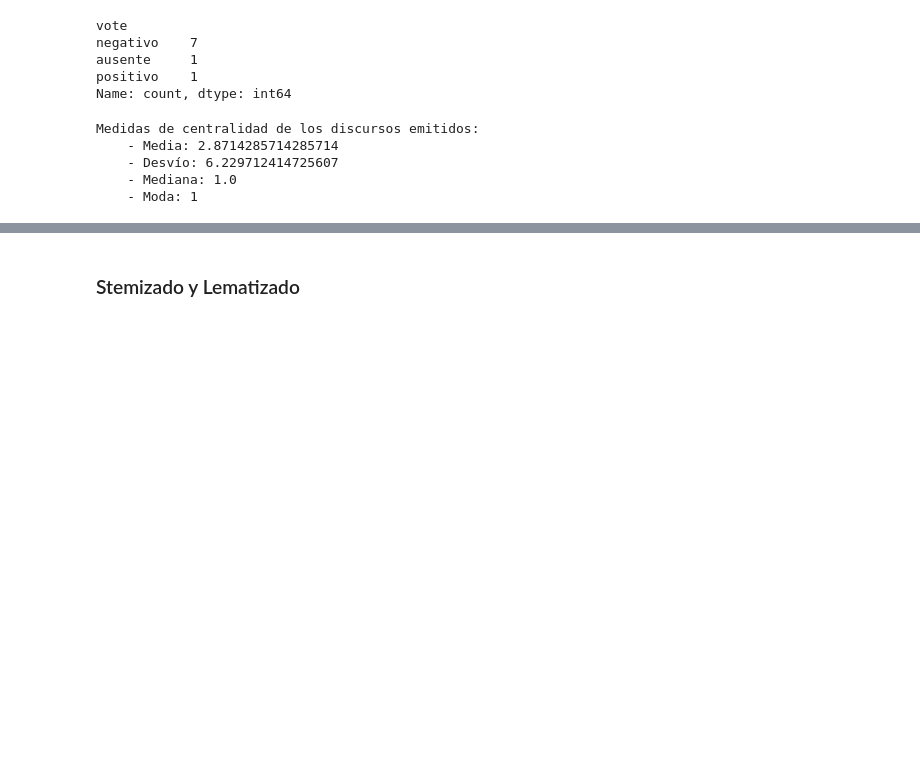
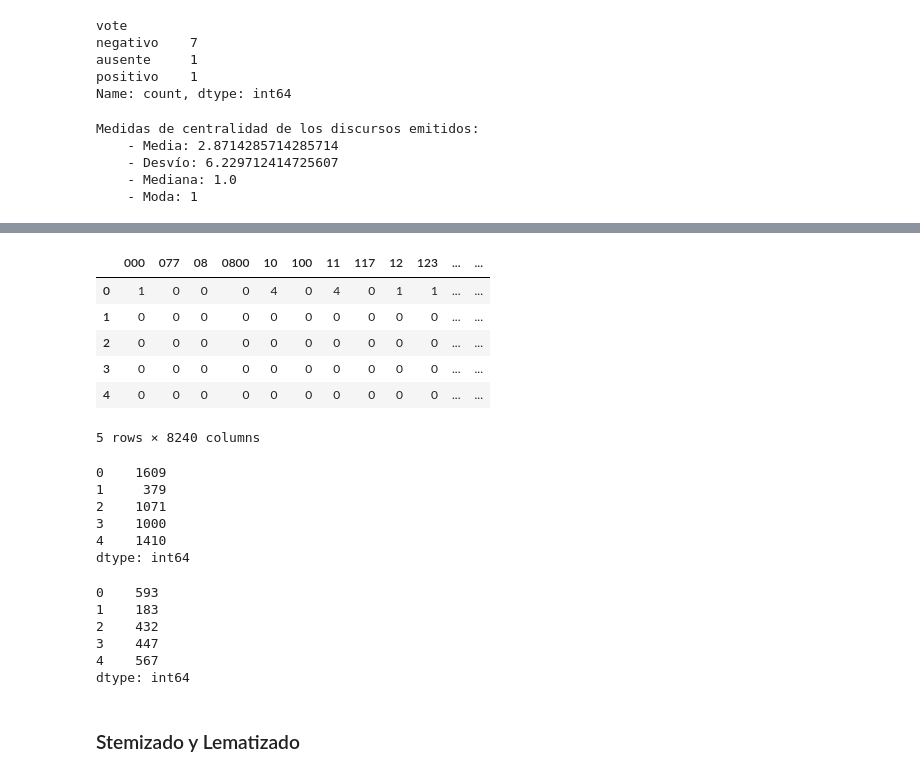
Before and after one commit to macfernandez/eddc-specialization-project, a Jupyter notebook: notebooks/02-data-description.ipynb, the cells around one changed output, grey strips where cells are left out. Saved outputs shown, nothing was run; the diff lists cells and outputs as text; code cells hidden in the pictures; blank space fills up the shorter version.

```diff
--- a/notebooks/02-data-description.ipynb
+++ b/notebooks/02-data-description.ipynb
@@ -389,0 +439,3 @@ Medidas de centralidad de los discursos emitidos:
+# %%
+speech_df = senators.explode("speech", ignore_index=True)
+speech_df.head()
@@ -390,3 +449,37 @@ Medidas de centralidad de los discursos emitidos:
+# %%
+speech_words = speech_df.dropna(subset=["speech"])
+vectorizer = CountVectorizer(lowercase=True)
+X = vectorizer.fit_transform(speech_words.speech)
+words_count = pd.DataFrame(X.toarray(), columns=vectorizer.get_feature_names_out())
+words_count.head()
+# %% [output]
+|  | 000 | 077 | 08 | 0800 | 10 | 100 | 11 | 117 | 12 | 123 | ... | ... |
+| 0 | 1 | 0 | 0 | 0 | 4 | 0 | 4 | 0 | 1 | 1 | ... | ... |
+| 1 | 0 | 0 | 0 | 0 | 0 | 0 | 0 | 0 | 0 | 0 | ... | ... |
+| 2 | 0 | 0 | 0 | 0 | 0 | 0 | 0 | 0 | 0 | 0 | ... | ... |
+| 3 | 0 | 0 | 0 | 0 | 0 | 0 | 0 | 0 | 0 | 0 | ... | ... |
+| 4 | 0 | 0 | 0 | 0 | 0 | 0 | 0 | 0 | 0 | 0 | ... | ... |
+5 rows × 8240 columns
+# %%
+total_words = words_count.sum(axis=1)
+total_words.head()
+# %% [output]
+0    1609
+1     379
+2    1071
+3    1000
+4    1410
+dtype: int64
+# %%
+unique_words = (words_count>0).sum(axis=1)
+unique_words.head()
+# %% [output]
+0    593
+1    183
+2    432
+3    447
+4    567
+dtype: int64
 # %% [markdown]
 ### Stemizado y Lematizado
 # %%
```
Also changed, not shown: parts of 10 cells of this notebook, 1 other file.
